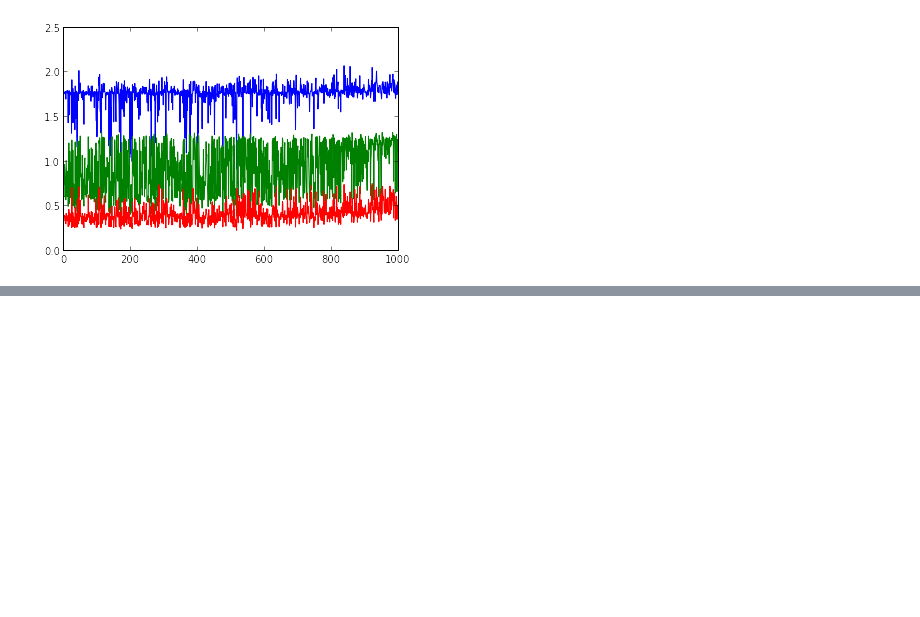
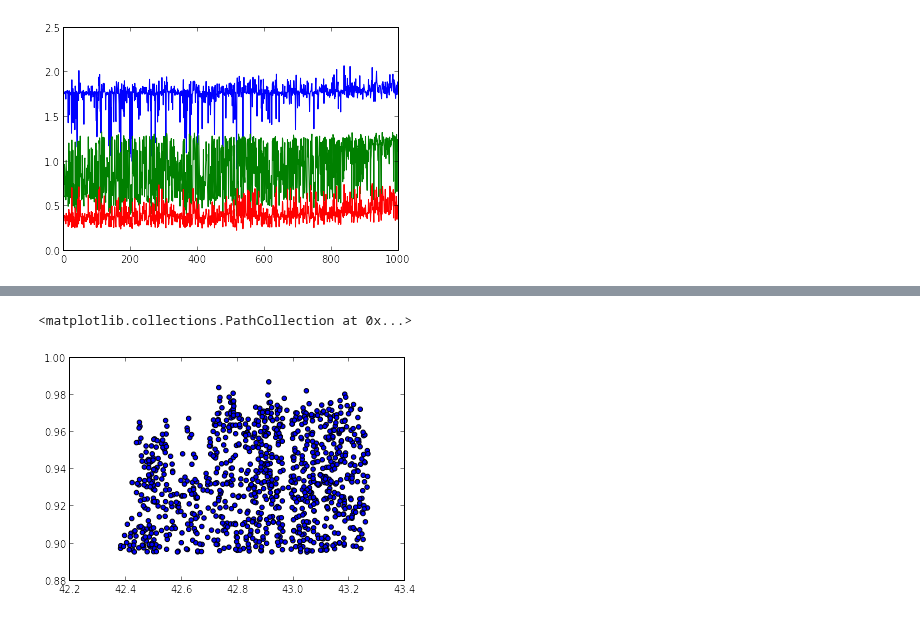
Before and after one commit to Ravirajadrangi/ClusterMassInference, a Jupyter notebook: Playing with Catalogs.ipynb, the cells around one changed output, grey strips where cells are left out. Cells and saved outputs as stored; diff of their text form; code cells hidden in the pictures; blank space fills up the shorter version.

```diff
--- a/Playing with Catalogs.ipynb
+++ b/Playing with Catalogs.ipynb
@@ -11,8 +11,8 @@ No.    Name         Type      Cards   Dimensions   Format
 1                BinTableHDU     39   1345374R x 11C   [K, D, D, E, E, 4E, 4E, E, E, I, B]
 None
 # %%
-data = hdulist[1].data
-data.shape
+obsData = hdulist[1].data
+obsData.shape
 # %% [output]
 (1345374,)
 # %%
@@ -185,0 +285,5 @@ plt.plot(cl[:1000])
+# %%
+plt.scatter(obsData['RA'][:1000], obsData['DEC'][:1000])
+# %% [output]
+<matplotlib.collections.PathCollection at 0x...>
+[figure, added]
```
Also changed, not shown: parts of 24 cells of this notebook.
